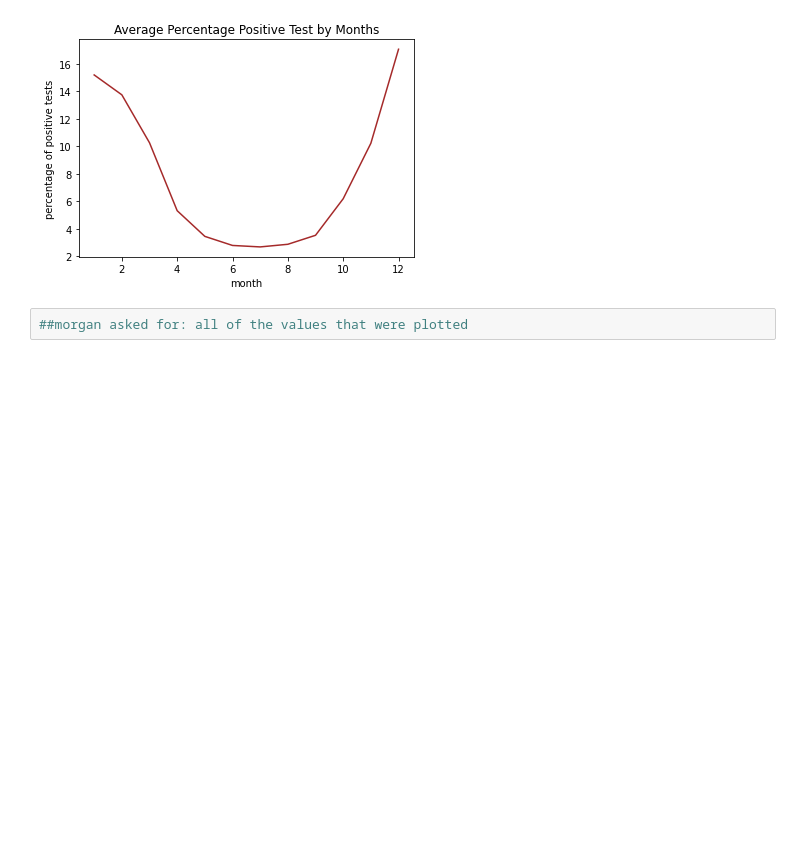
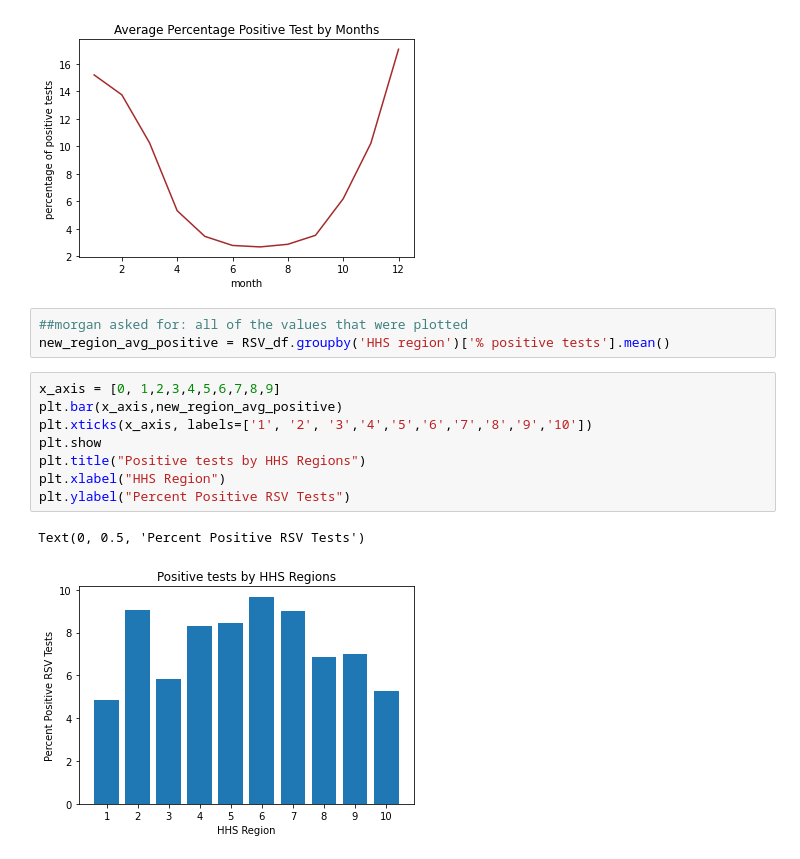
Before and after one commit to Hi-Im-Mo/Project-1, a Jupyter notebook: code.ipynb, the cells around one changed output. Saved outputs shown, nothing was run; the diff lists cells and outputs as text; blank space fills up the shorter version.

```diff
--- a/code.ipynb
+++ b/code.ipynb
@@ -204,3 +204,15 @@ Text(0.5, 1.0, 'Average Percentage Positive Test by Months')
 [figure]
 # %%
 ##morgan asked for: all of the values that were plotted
+new_region_avg_positive = RSV_df.groupby('HHS region')['% positive tests'].mean()
+# %%
+x_axis = [0, 1,2,3,4,5,6,7,8,9]
+plt.bar(x_axis,new_region_avg_positive)
+plt.xticks(x_axis, labels=['1', '2', '3','4','5','6','7','8','9','10'])
+plt.show
+plt.title("Positive tests by HHS Regions")
+plt.xlabel("HHS Region")
+plt.ylabel("Percent Positive RSV Tests")
+# %% [output]
+Text(0, 0.5, 'Percent Positive RSV Tests')
+[figure, added]
```
Also changed, not shown: 1 other file.
